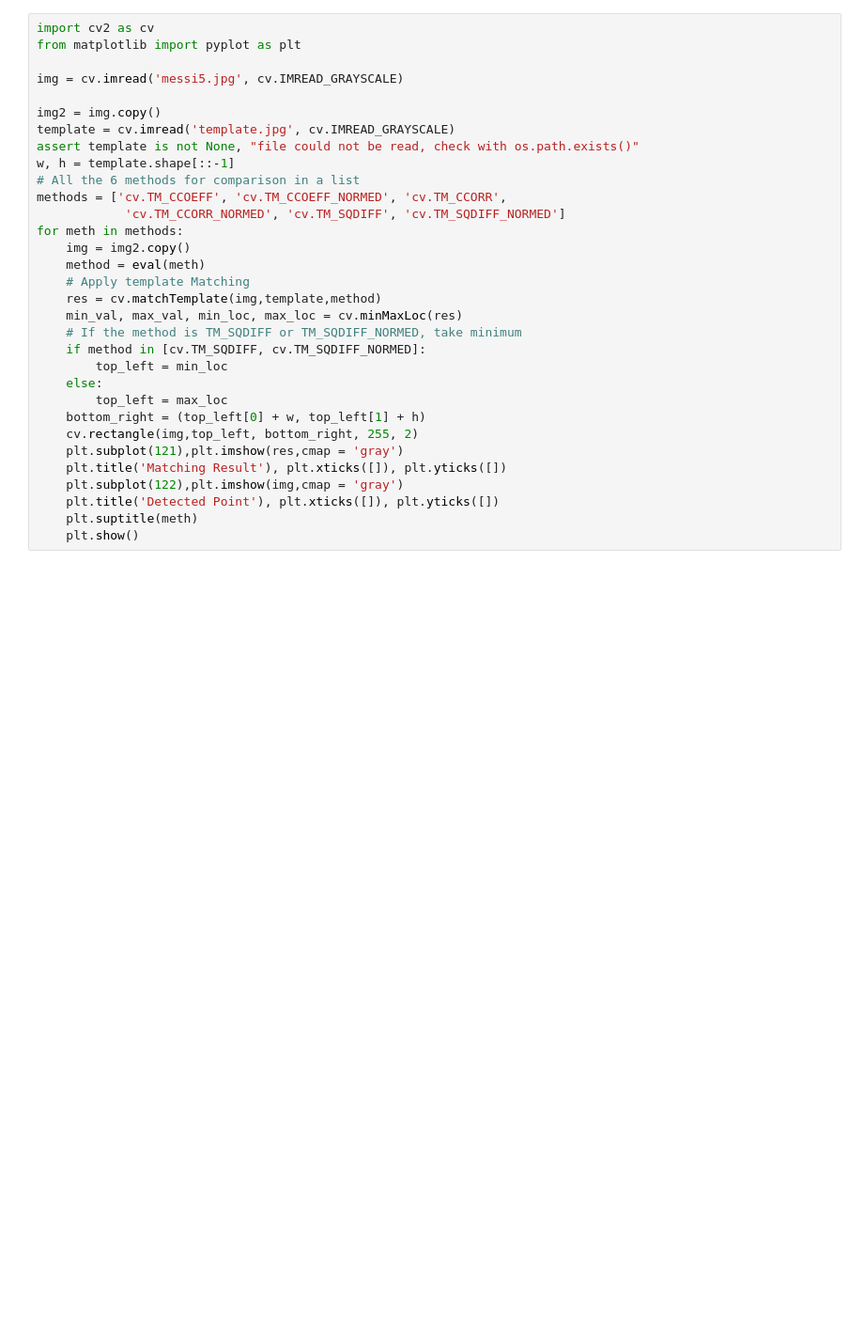
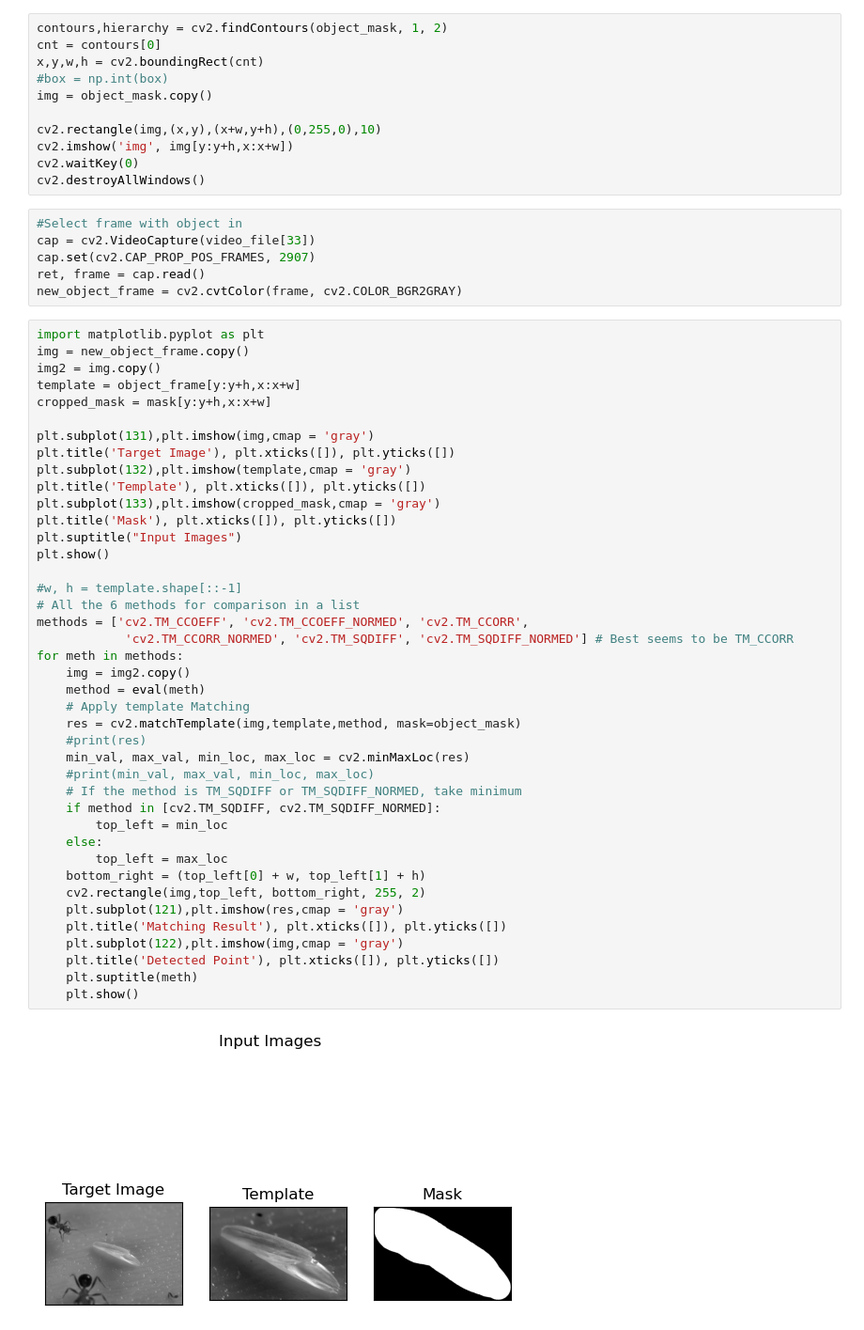
Before and after one commit to prolley-parnell/mokap_analysis, a Jupyter notebook: template_matching_test.ipynb, the cells around one changed output. Shown: that part at 94% size. Saved outputs shown, nothing was run; the diff lists cells and outputs as text; blank space fills up the shorter version.

Commit message:
develop testing code for different tracking methods

```diff
--- a/template_matching_test.ipynb
+++ b/template_matching_test.ipynb
@@ -1,32 +75,60 @@
+# %%
+contours,hierarchy = cv2.findContours(object_mask, 1, 2)
+cnt = contours[0]
+x,y,w,h = cv2.boundingRect(cnt)
+#box = np.int(box)
+img = object_mask.copy()
+
+cv2.rectangle(img,(x,y),(x+w,y+h),(0,255,0),10)
+cv2.imshow('img', img[y:y+h,x:x+w])
+cv2.waitKey(0)
+cv2.destroyAllWindows()
+# %%
+#Select frame with object in
+cap = cv2.VideoCapture(video_file[33])
+cap.set(cv2.CAP_PROP_POS_FRAMES, 2907)
+ret, frame = cap.read()
+new_object_frame = cv2.cvtColor(frame, cv2.COLOR_BGR2GRAY)
 # %%
-import cv2 as cv
-from matplotlib import pyplot as plt
+import matplotlib.pyplot as plt
+img = new_object_frame.copy()
+img2 = img.copy()
+template = object_frame[y:y+h,x:x+w]
+cropped_mask = mask[y:y+h,x:x+w]
 
-img = cv.imread('messi5.jpg', cv.IMREAD_GRAYSCALE)
+plt.subplot(131),plt.imshow(img,cmap = 'gray')
+plt.title('Target Image'), plt.xticks([]), plt.yticks([])
+plt.subplot(132),plt.imshow(template,cmap = 'gray')
+plt.title('Template'), plt.xticks([]), plt.yticks([])
+plt.subplot(133),plt.imshow(cropped_mask,cmap = 'gray')
+plt.title('Mask'), plt.xticks([]), plt.yticks([])
+plt.suptitle("Input Images")
+plt.show()
 
-img2 = img.copy()
-template = cv.imread('template.jpg', cv.IMREAD_GRAYSCALE)
-assert template is not None, "file could not be read, check with os.path.exists()"
-w, h = template.shape[::-1]
+#w, h = template.shape[::-1]
 # All the 6 methods for comparison in a list
-methods = ['cv.TM_CCOEFF', 'cv.TM_CCOEFF_NORMED', 'cv.TM_CCORR',
-            'cv.TM_CCORR_NORMED', 'cv.TM_SQDIFF', 'cv.TM_SQDIFF_NORMED']
+methods = ['cv2.TM_CCOEFF', 'cv2.TM_CCOEFF_NORMED', 'cv2.TM_CCORR',
+            'cv2.TM_CCORR_NORMED', 'cv2.TM_SQDIFF', 'cv2.TM_SQDIFF_NORMED'] # Best seems to be TM_CCORR
 for meth in methods:
     img = img2.copy()
     method = eval(meth)
     # Apply template Matching
-    res = cv.matchTemplate(img,template,method)
-    min_val, max_val, min_loc, max_loc = cv.minMaxLoc(res)
+    res = cv2.matchTemplate(img,template,method, mask=object_mask)
+    #print(res)
+    min_val, max_val, min_loc, max_loc = cv2.minMaxLoc(res)
+    #print(min_val, max_val, min_loc, max_loc)
     # If the method is TM_SQDIFF or TM_SQDIFF_NORMED, take minimum
-    if method in [cv.TM_SQDIFF, cv.TM_SQDIFF_NORMED]:
+    if method in [cv2.TM_SQDIFF, cv2.TM_SQDIFF_NORMED]:
         top_left = min_loc
     else:
         top_left = max_loc
     bottom_right = (top_left[0] + w, top_left[1] + h)
-    cv.rectangle(img,top_left, bottom_right, 255, 2)
+    cv2.rectangle(img,top_left, bottom_right, 255, 2)
     plt.subplot(121),plt.imshow(res,cmap = 'gray')
     plt.title('Matching Result'), plt.xticks([]), plt.yticks([])
     plt.subplot(122),plt.imshow(img,cmap = 'gray')
     plt.title('Detected Point'), plt.xticks([]), plt.yticks([])
     plt.suptitle(meth)
     plt.show()
+# %% [output]
+[figure, added]
```
Also changed, not shown: parts of 11 cells of this notebook, 4 other files.
